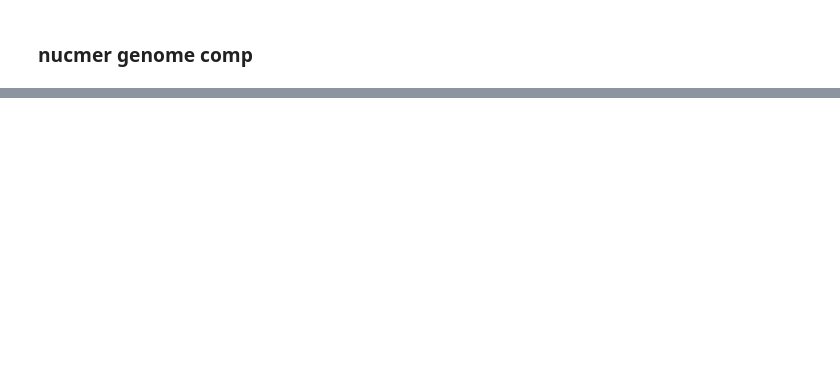
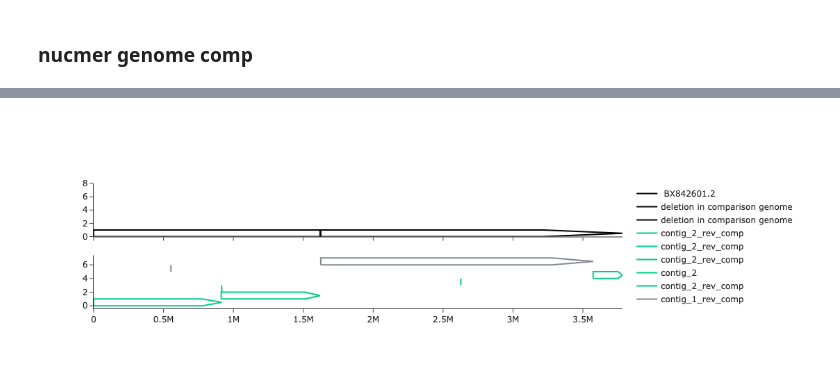
Before and after one commit to JonWinkelman/mummer_genome_comparison, a Jupyter notebook: mummer_comparison.ipynb, the cells around one changed output, grey strips where cells are left out. Drawn from its saved outputs; the diff is of its cells as text; code cells hidden in the pictures; blank space fills up the shorter version.

Commit message:
added visualizations

```diff
--- a/mummer_comparison.ipynb
+++ b/mummer_comparison.ipynb
@@ -99,6 +66,6 @@ snps_df2  = make_snp_df(snps_fp2)
 snps_df2.to_csv(outdir_2 /  'out.snps.csv')
 # %%
-ref_genome_d = pfa.get_seq_dict(ref_genome)
+ref_genome_d = pfa.get_seq_dict(ref_genome_fp)
 # %%
 path_to_gff = Path('./references/genomic.gff')
 annot_df = pgf.make_simple_annot_df(path_to_gff, start_end=True, contig=True)
@@ -213,3 +114,7 @@ show_coords_fp1 = delta_file_1.with_suffix('.show_coords')
 
 show_coords_fp2 = delta_file_2.with_suffix('.show_coords')
 !show-coords $delta_file_2 > $show_coords_fp2
+# %%
+importlib.reload(ef)
+df1 = ef.parse_show_coords(show_coords_fp1)
+df2 = ef.parse_show_coords(show_coords_fp2)
@@ -215,0 +146,11 @@ show_coords_fp2 = delta_file_2.with_suffix('.show_coords')
+# %%
+def make_arrow_from_SE_coords(start, end, base_ycoord, top_ycoord, arrow_direction='forward'):
+    """"""
+    if arrow_direction=='forward':
+        br = start + 0.85*(end-start)
+        mid=base_ycoord+0.5
+        xvals=[start,            br,             end,      br,           start,         start        ]
+        yvals=[base_ycoord,      base_ycoord,    mid,     top_ycoord,    top_ycoord,    base_ycoord]
+        return xvals, yvals
+    elif arrow_direction=='reverse':
+        return make_arrow_from_SE_coords(end, start, base_ycoord, top_ycoord)
@@ -215,0 +165,58 @@ show_coords_fp2 = delta_file_2.with_suffix('.show_coords')
+# %%
+from plotly import graph_objects as go
+from plotly.subplots import make_subplots
+importlib.reload(du)
+
+
+
+df = df1
+height=1
+def make_global_alignment_map(df, ref_genome_d, height=1):
+    """"""
+    ## make reference trace
+    fig=make_subplots(rows=2, cols=1, shared_xaxes=True)
+    if len(ref_genome_d) > 1:
+        raise Exception(f"This is currently set up to deal with one contig in reference, i.e. fully assembled, no plasmids")
+    base=0
+    for name, seq in ref_genome_d.items():
+        xvals, yvals = make_arrow_from_SE_coords(start=0, end=len(seq), base_ycoord=0, top_ycoord=1, arrow_direction='forward')
+        ref_trace = go.Scatter(x=xvals, y=yvals, mode='lines', name=df.loc[1,'Tag1'], line={'color':'black'} )#fill="toself"
+        fig.add_trace(ref_trace, row=1, col=1)
+
+        # mark regions in reference that do not align to comparison genome (deletions in comparision genome)
+        ref_len =  len(ref_genome_d[name])
+        gaps_in_ref = unaligned_segments(df['S1'], df['E1'], ref_len=ref_len)
+        for se_tuple in gaps_in_ref:
+            gap_length = se_tuple[1]-se_tuple[0]
+            xvals, yvals = make_arrow_from_SE_coords(start=se_tuple[0], end=se_tuple[1], base_ycoord=0, top_ycoord=1, arrow_direction='forward')
+            name = f"deletion in comparison genome"
+            text = f'Gap length: {gap_length}<br>start: {se_tuple[0]}<br>end: {se_tuple[1]}'
+            gap_trace = go.Scatter(x=xvals, y=yvals, mode='lines', name=name, line={'color':'black'}, text=text )
+            fig.add_trace(gap_trace, row=1, col=1)
+
+
+    color_d = {f'contig_{i}':c for i, c in enumerate(pprefs.colors, start=1)}
+
+
+    base=0
+    for ind, row in df.iterrows():
+        xvals, yvals = make_arrow_from_SE_coords(row['S1'], row['E1'], base_ycoord=base, top_ycoord=height, arrow_direction='forward')
+        if not row['same_orientation']:
+            name = f"{row['Tag2']}_rev_comp"
+        else:
+            name = row['Tag2']
+        comp_trace = go.Scatter(x=xvals, y=yvals, mode='lines', name=name, line={'color':color_d[row['Tag2']]} )#fill="toself"
+        fig.add_trace(comp_trace, row=2, col=1)
+        height=height+1
+        base=base+1
+    fig.update_layout(template='simple_white', width=1000)
+    fig.update_yaxes(range=[0, height], row=1, col=1)
+    return fig
+
+
+
+
+fig1 = make_global_alignment_map(df1, ref_genome_d, height=1)
+fig1
+# %% [output]
+[figure, added]
```
Also changed, not shown: parts of 14 cells of this notebook.
